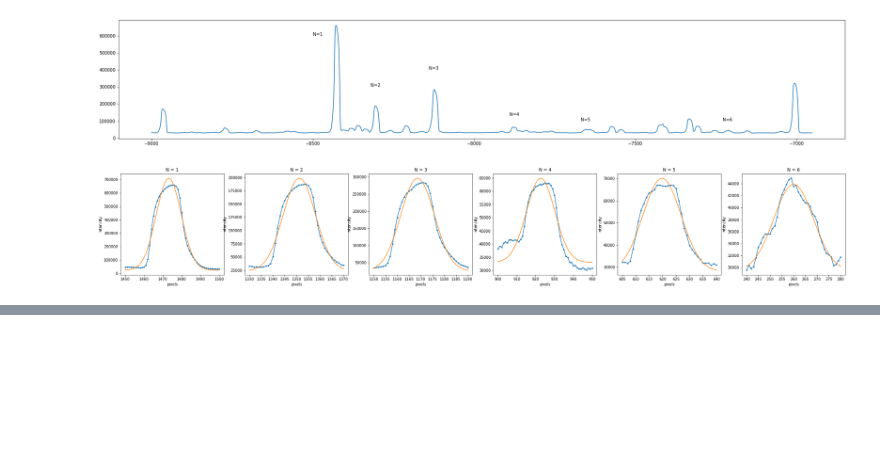
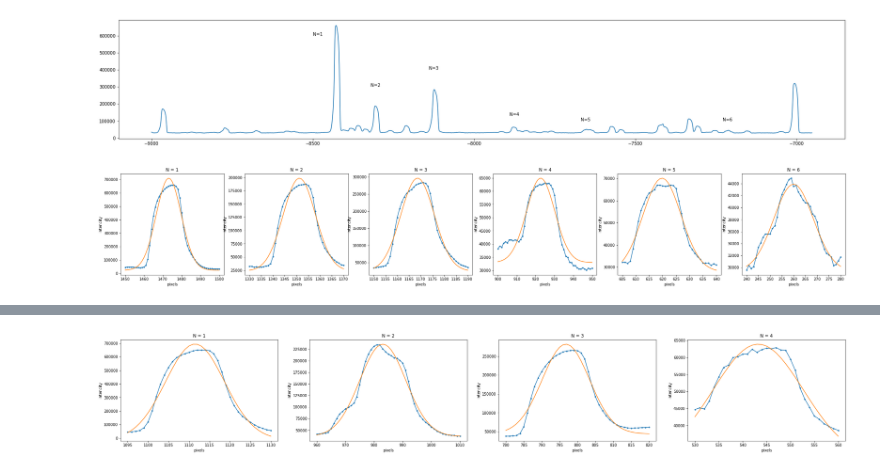
Before and after one commit to AtsushiNi/myLeprecon, a Jupyter notebook: niihama/analyze-plasma.ipynb, the cells around one changed output, grey strips where cells are left out. Drawn from its saved outputs; the diff is of its cells as text; code cells hidden in the pictures; blank space fills up the shorter version.

```diff
--- a/niihama/analyze-plasma.ipynb
+++ b/niihama/analyze-plasma.ipynb
@@ -208,0 +173,35 @@ Text(0, 0.5, 'area')
+# %%
+spectrum_lims = [
+  [1095, 1130],
+  [960, 1010],
+  [780, 820],
+  [530, 560],
+#  [605, 640],
+#  [240, 280]
+]
+wave_lengths = [
+  612.1787,
+  612.7246,
+  613.5395,
+  614.6186,
+  615.9565
+
+]
+plt.figure(figsize=(35, 5))
+Q2_result = []
+
+for i, lims in enumerate(spectrum_lims):
+  result = fit(spectrum_data.sel(motor_coordinate=465000).sel(x=slice(spectrum_lims[i][0], spectrum_lims[i][1])))
+  result['v'] = 1
+  result['N'] = i+1
+  result['wave_length'] = wave_lengths[i]
+  plt.subplot(1, len(spectrum_lims), i+1)
+  result['data'].plot(marker='.')
+  result['fit'].plot()
+  plt.title('N = {}'.format(i+1))
+  plt.xlabel('pixels')
+  plt.ylabel('intencity')
+  Q2_result.append(result)
+Q2_result = xr.concat(Q2_result, dim='N')
+# %% [output]
+[figure, added]
```
Also changed, not shown: parts of 9 cells of this notebook, 1 other file.
